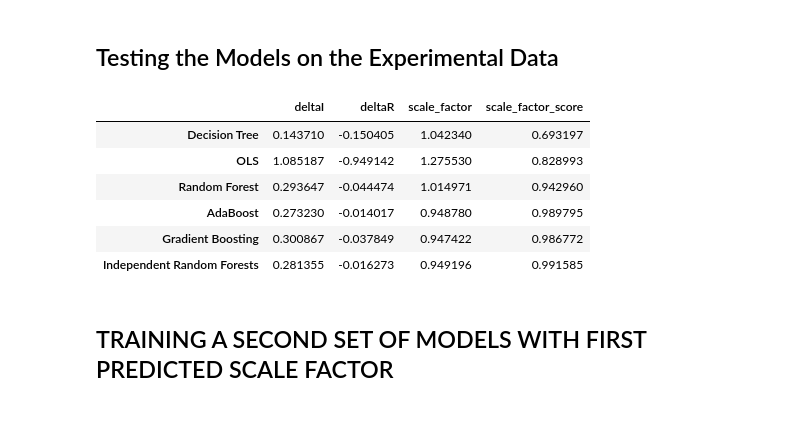
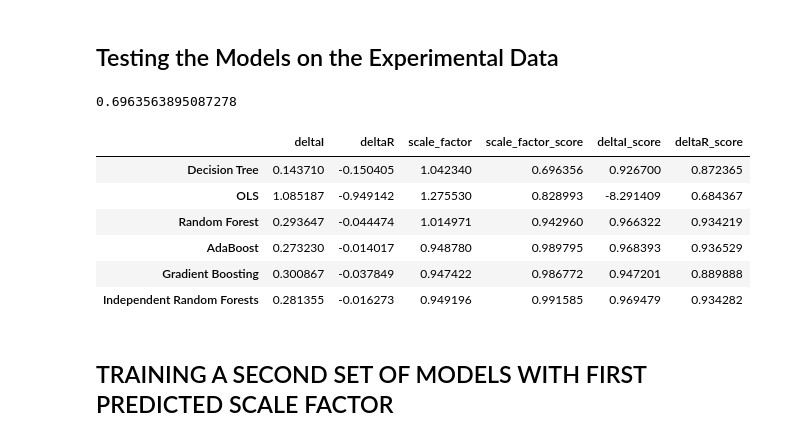
Before and after one commit to Lcollins91/DS_ResearchProject_ND, a Jupyter notebook: Hexagon_Spec_Models_v4_scaleFactor.ipynb, the cells around one changed output. Cells and saved outputs as stored; diff of their text form; code cells hidden in the pictures.

```diff
--- a/Hexagon_Spec_Models_v4_scaleFactor.ipynb
+++ b/Hexagon_Spec_Models_v4_scaleFactor.ipynb
@@ -408,49 +416,68 @@ Scale Factor Gradient Boost Score: 0.98677193962744
 [figure]
 # %% [markdown]
 ## Testing the Models on the Experimental Data
+# %%
+r2_score(Y_test['scale_factor'], y_pred_DT[:,2])
+# %% [output]
+0.6963563895087278
 # %%
 # Load the experimental data
 col_names2 = peak_names + locs_names + width_names + prom_names
 exp_data = pd.read_csv('Training_Data/Hexagon/HexagonExperimental_v5.csv', header = None, names = col_names2)
 
 pred_phase_OLS_R = results_OLS_R.predict(exp_data)
 pred_phase_OLS_I = results_OLS_I.predict(exp_data)
 pred_scale_factor_OLS = results_OLS_sf.predict(exp_data)
 
-pred_phase_DT = np.append(regr_DT.predict(exp_data),r2_score(Y_test['scale_factor'], y_pred_DT[:,2])).reshape(4,1).T
-#pred_phase_DT = np.append(pred_phase_DT, r2_score(Y_test['scale_factor'], y_pred_DT[:,2]))
+# Decision Tree r2 scores
+DT_iScore = r2_score(Y_test['deltaI'], y_pred_DT[:,0])
+DT_rScore = r2_score(Y_test['deltaR'], y_pred_DT[:,1])
 
+pred_phase_DT = np.append(regr_DT.predict(exp_data), (r2_score(Y_test['scale_factor'], y_pred_DT[:,2]), DT_iScore, DT_rScore)).reshape(6,1).T
 pred_phase_RF = regr_RF.predict(exp_data)
 
 pred_phase_AB_R = model_AB_R.predict(exp_data)
 pred_phase_AB_I = model_AB.predict(exp_data)
 pred_sf_AB = model_AB_sf.predict(exp_data)
 
 pred_phase_GB_I = model_GB.predict(exp_data)
 pred_phase_GB_R = model_GB_R.predict(exp_data)
 pred_sf_GB = model_GB_sf.predict(exp_data)
 
 pred_phase_IRF_di = model_RF2_di.predict(exp_data)
 pred_phase_IRF_dr = model_RF2_dr.predict(exp_data)
 pred_phase_IRF_sf = model_RF2_sf.predict(exp_data)
 
-predictedPhases = pd.DataFrame(pred_phase_DT, columns = ['deltaI', 'deltaR', 'scale_factor', 'scale_factor_score'], index = ['Decision Tree'])
 
-predictedPhases.loc['OLS'] = (pred_phase_OLS_I[0], pred_phase_OLS_R[0], pred_scale_factor_OLS[0],r2_score(Y_test['scale_factor'], predictions_OLS_sf))
-predictedPhases.loc['Random Forest'] = np.append(pred_phase_RF[0], r2_score(Y_test['scale_factor'], predict_RF[:,2]))
-predictedPhases.loc['AdaBoost'] = (pred_phase_AB_I[0], pred_phase_AB_R[0], pred_sf_AB[0],r2_score(Y_test['scale_factor'], y_pred_AB1_sf))
-predictedPhases.loc['Gradient Boosting'] = (pred_phase_GB_I[0], pred_phase_GB_R[0], pred_sf_GB[0], r2_score(Y_test['scale_factor'], y_pred_GB1_sf))
-predictedPhases.loc['Independent Random Forests'] = (pred_phase_IRF_di[0], pred_phase_IRF_dr[0], pred_phase_IRF_sf[0], r2_score(Y_test['scale_factor'], predict_RF2_sf))
+## phase r squared scores
+OLS_iScore = r2_score(Y_test['deltaR'], predictions_OLS_I)
+OLS_rScore = r2_score(Y_test['deltaR'], predictions_OLS_R)
+RF_iScore = r2_score(Y_test['deltaI'], predict_RF[:,0])
+RF_rScore = r2_score(Y_test['deltaR'], predict_RF[:,1])
+IRF_iScore = r2_score(Y_test['deltaI'], predict_RF2_di)
+IRF_rScore = r2_score(Y_test['deltaR'], predict_RF2_dr)
+AB_iScore = model_AB.score(X_test, Y_test['deltaI'])
+AB_rScore = model_AB_R.score(X_test, Y_test['deltaR'])
+GB_iScore = model_GB.score(X_test, Y_test['deltaI'])
+GB_rScore = model_GB_R.score(X_test, Y_test['deltaR'])
+
+predictedPhases = pd.DataFrame(pred_phase_DT, columns = ['deltaI', 'deltaR', 'scale_factor', 'scale_factor_score', 'deltaI_score', 'deltaR_score'], index = ['Decision Tree'])
+
+predictedPhases.loc['OLS'] = (pred_phase_OLS_I[0], pred_phase_OLS_R[0], pred_scale_factor_OLS[0],r2_score(Y_test['scale_factor'], predictions_OLS_sf), OLS_iScore, OLS_rScore)
+predictedPhases.loc['Random Forest'] = np.append(pred_phase_RF[0], (r2_score(Y_test['scale_factor'], predict_RF[:,2]), RF_iScore, RF_rScore))
+predictedPhases.loc['AdaBoost'] = (pred_phase_AB_I[0], pred_phase_AB_R[0], pred_sf_AB[0],r2_score(Y_test['scale_factor'], y_pred_AB1_sf), AB_iScore, AB_rScore)
+predictedPhases.loc['Gradient Boosting'] = (pred_phase_GB_I[0], pred_phase_GB_R[0], pred_sf_GB[0], r2_score(Y_test['scale_factor'], y_pred_GB1_sf), GB_iScore, GB_rScore)
+predictedPhases.loc['Independent Random Forests'] = (pred_phase_IRF_di[0], pred_phase_IRF_dr[0], pred_phase_IRF_sf[0], r2_score(Y_test['scale_factor'], predict_RF2_sf), IRF_iScore, IRF_rScore)
 
 predictedPhases
 # %% [output]
-|  | deltaI | deltaR | scale_factor | scale_factor_score |
-| Decision Tree | 0.143710 | -0.150405 | 1.042340 | 0.693197 |
-| OLS | 1.085187 | -0.949142 | 1.275530 | 0.828993 |
-| Random Forest | 0.293647 | -0.044474 | 1.014971 | 0.942960 |
-| AdaBoost | 0.273230 | -0.014017 | 0.948780 | 0.989795 |
-| Gradient Boosting | 0.300867 | -0.037849 | 0.947422 | 0.986772 |
-| Independent Random Forests | 0.281355 | -0.016273 | 0.949196 | 0.991585 |
+|  | deltaI | deltaR | scale_factor | scale_factor_score | deltaI_score | deltaR_score |
+| Decision Tree | 0.143710 | -0.150405 | 1.042340 | 0.696356 | 0.926700 | 0.872365 |
+| OLS | 1.085187 | -0.949142 | 1.275530 | 0.828993 | -8.291409 | 0.684367 |
+| Random Forest | 0.293647 | -0.044474 | 1.014971 | 0.942960 | 0.966322 | 0.934219 |
+| AdaBoost | 0.273230 | -0.014017 | 0.948780 | 0.989795 | 0.968393 | 0.936529 |
+| Gradient Boosting | 0.300867 | -0.037849 | 0.947422 | 0.986772 | 0.947201 | 0.889888 |
+| Independent Random Forests | 0.281355 | -0.016273 | 0.949196 | 0.991585 | 0.969479 | 0.934282 |
 # %% [markdown]
 ## TRAINING A SECOND SET OF MODELS WITH FIRST PREDICTED SCALE FACTOR
 # %% [markdown]
```
Also changed, not shown: parts of 9 cells of this notebook, 3 other files.
